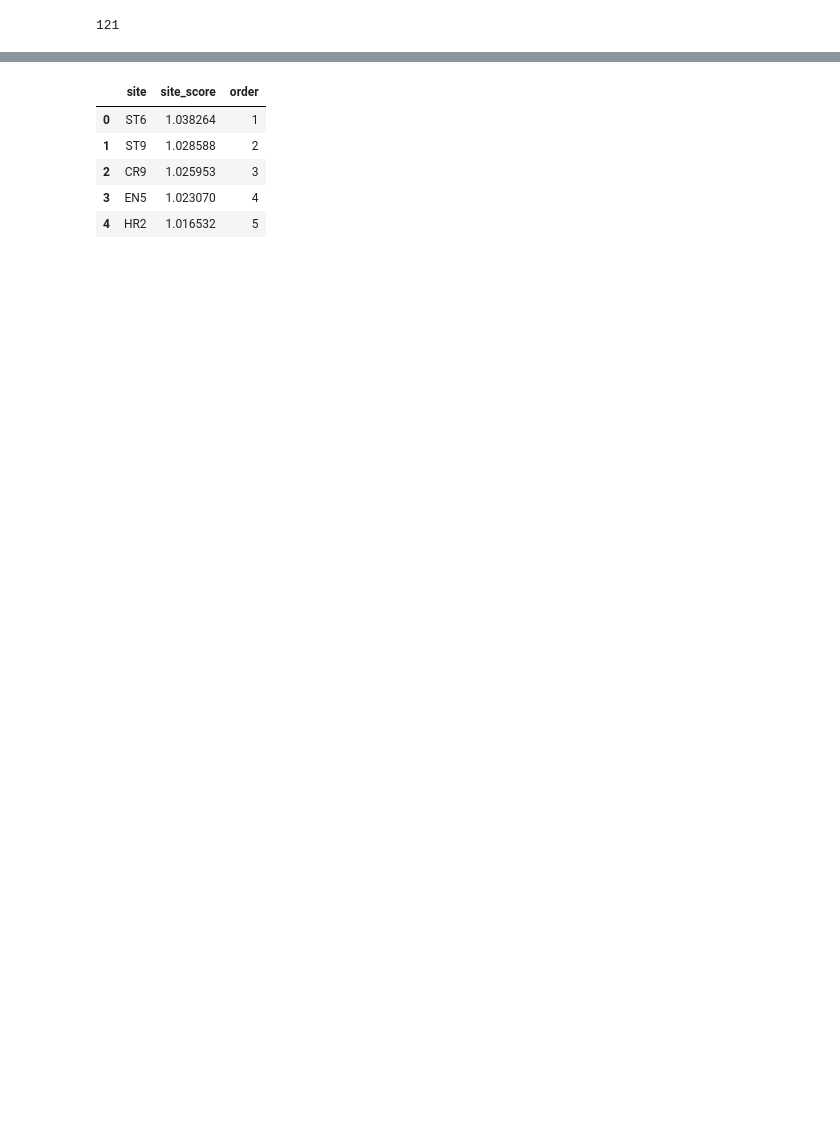
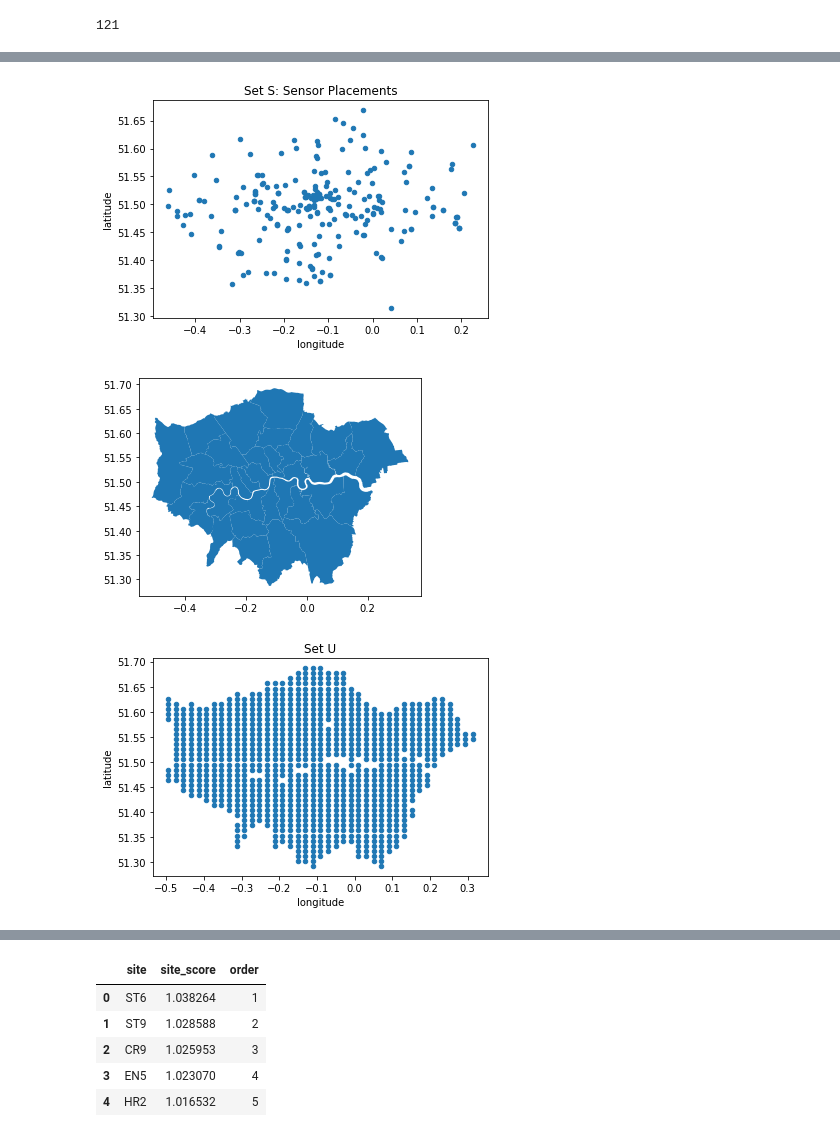
Before and after one commit to bikeclub51/london-aq, a Jupyter notebook: code/optimization/krause.ipynb, the cells around one changed output, grey strips where cells are left out. Cells and saved outputs as stored; diff of their text form; code cells hidden in the pictures; blank space fills up the shorter version.

```diff
--- a/code/optimization/krause.ipynb
+++ b/code/optimization/krause.ipynb
@@ -43,5 +164,11 @@ sites_info_df.head()
 S_df = sites_info_df.loc[sites_info_df['SiteCode'].isin(df_sites)][['SiteCode', 'Latitude', 'Longitude']]
 S_df = S_df.rename(columns={"SiteCode": "code", "Latitude": "latitude", "Longitude": "longitude"})
 # %%
-_, U_df = generate_placement_sets()
-U_df = U_df.rename(columns={"SiteCode": "code", "Latitude": "latitude", "Longitude": "longitude"})
+n = 10000
+S_df, U_df = generate_placement_sets(n=n, plot=True)
+
+# U_df = U_df.rename(columns={"SiteCode": "code", "Latitude": "latitude", "Longitude": "longitude"})
+# %% [output]
+[figure, added]
+[figure, added]
+[figure, added]
```
Also changed, not shown: parts of 21 cells of this notebook.
